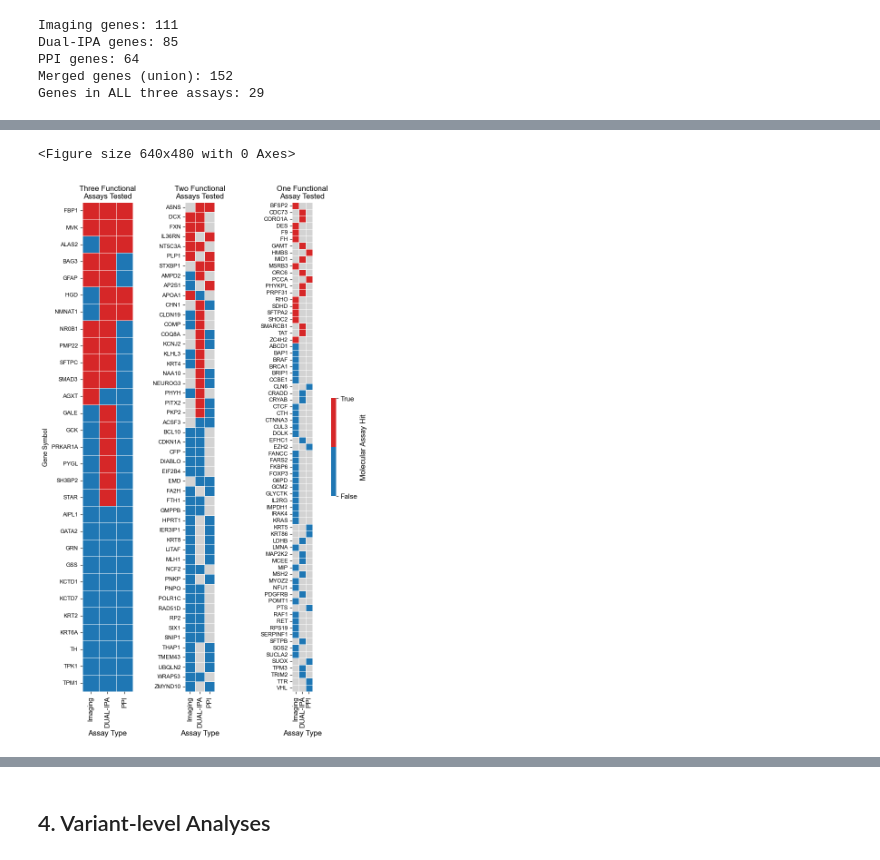
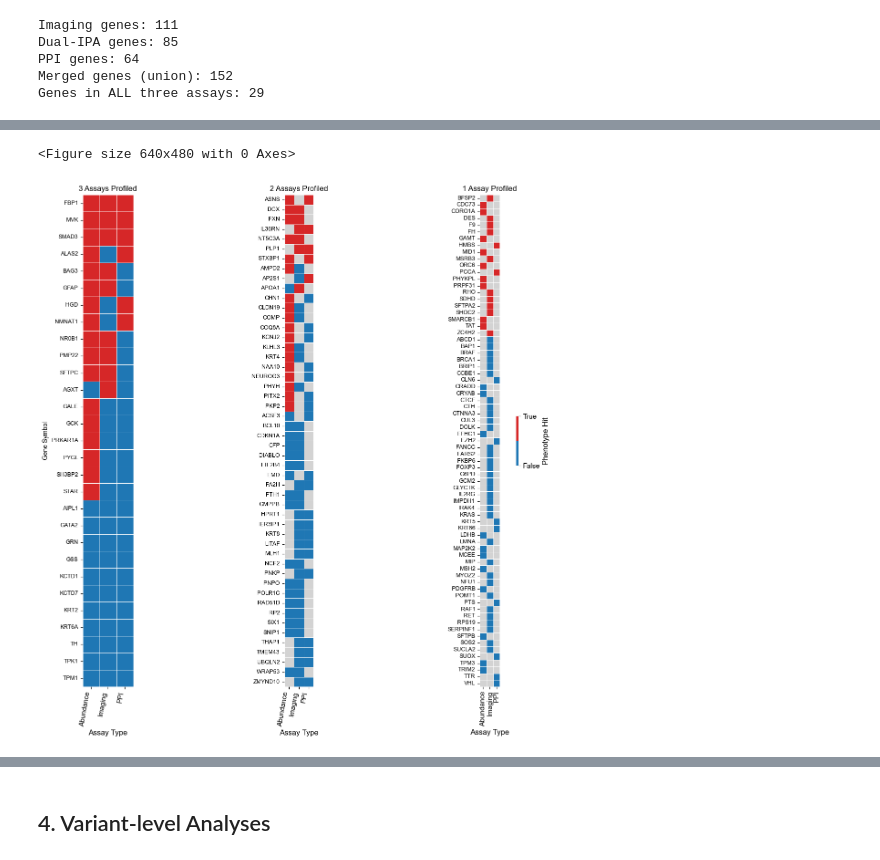
Before and after one commit to broadinstitute/2025_laval_submitted, a Jupyter notebook: 3_integrated_assay_results/2_analysis/0_all_assays_summary.ipynb, the cells around one changed output, grey strips where cells are left out. Saved outputs shown, nothing was run; the diff lists cells and outputs as text; code cells hidden in the pictures.

```diff
--- a/3_integrated_assay_results/2_analysis/0_all_assays_summary.ipynb
+++ b/3_integrated_assay_results/2_analysis/0_all_assays_summary.ipynb
@@ -521,7 +634,8 @@ for i, assay in enumerate(["dualipa_score", "imaging_score", "ppi_score"]):
         palette=palette_dict["clinvar_clnsig_clean"],
         cut=0,
         order=[c for c in clinvar_order_dict["original"] if "Likely" not in c],
-        ax=axes[i]
+        ax=axes[i],
+        legend=False
     )
     # Annotator expects the pairs and corresponding x, hue information
     annotator = Annotator(axes[i],
@@ -541,11 +655,17 @@ for i, assay in enumerate(["dualipa_score", "imaging_score", "ppi_score"]):
     axes[i].grid(alpha=.2, axis="y")
 
 
-axes[0].set_ylabel("DUAL-IPA Z-Score")
+axes[0].set_ylabel("Abundance Z-Score")
 axes[1].set_ylabel("Imaging Phenotype Score")
 axes[2].set_ylabel("PPI Perturbation Score")
 axes[2].set_xlabel("ClinVar Annotation")
-
 plt.subplots_adjust(hspace=0.04)
+# fig.savefig(
+#     "../4_manuscript_figures/assay_phenotyping_score_clinvar.svg",
+#     format='svg',
+#     dpi=300,
+#     bbox_inches='tight',
+#     transparent=True
+# )
 plt.show()
 # %% [output]
@@ -1101,10 +1221,10 @@ Hit rate: 62.069%
 # %%
 plt.clf()
 # Prepare data for heatmap - handle NaN values properly
-heatmap_data = merged_genes_any_path.loc[:,["Passes_Threshold_imaging", "Passes_Threshold_dualipa", "Passes_Threshold"]].rename(
+heatmap_data = merged_genes_any_path.loc[:,["Passes_Threshold_dualipa", "Passes_Threshold_imaging", "Passes_Threshold"]].rename(
     {
+        "Passes_Threshold_dualipa": "Abundance",
         "Passes_Threshold_imaging": "Imaging",
-        "Passes_Threshold_dualipa": "DUAL-IPA",
         "Passes_Threshold": "PPI"
     }, axis=1
 ).copy()
@@ -1126,8 +1246,8 @@ genes_panel3 = merged_genes_any_path[merged_genes_any_path["non_null_count"]==1]
 
 # Use gridspec for better control over spacing
 from matplotlib.gridspec import GridSpec
-fig = plt.figure(figsize=(16, 14))
-gs = GridSpec(1, 3, width_ratios=[1, 1, .67], wspace=-.94)  # Extra width for panel 3 colorbar
+fig = plt.figure(figsize=(20, 14))
+gs = GridSpec(1, 3, width_ratios=[1, 1, .65], wspace=-.7)  # Extra width for panel 3 colorbar
 axes = [fig.add_subplot(gs[0, i]) for i in range(3)]
 
 # Panel 1: First ~50 genes
@@ -1147,8 +1267,9 @@ if len(genes_panel1) > 0:
                 )
     axes[0].set_ylabel('Gene Symbol', fontsize=10)
     axes[0].set_xlabel('Assay Type')
-    axes[0].set_title(f'Three Functional\nAssays Tested')
+    axes[0].set_title(f'3 Assays Profiled')
     axes[0].tick_params(axis='y', labelsize=9)
+    axes[0].set_xticklabels(axes[0].get_xticklabels(), rotation=80, ha="right")
 
 # Panel 2: Next ~50 genes
 if len(genes_panel2) > 0:
@@ -1168,40 +1289,44 @@ if len(genes_panel2) > 0:
                 )
     axes[1].set_ylabel('')
     axes[1].set_xlabel('Assay Type')
-    axes[1].set_title(f'Two Functional\nAssays Tested')
+    axes[1].set_title(f'2 Assays Profiled')
     axes[1].tick_params(axis='y', labelsize=9)
+    axes[1].set_xticklabels(axes[1].get_xticklabels(), rotation=80, ha="right")
 else:
     axes[1].set_visible(False)
 
 # Panel 3: Remaining genes
 if len(genes_panel3) > 0:
     panel3_data = heatmap_data_filled.loc[genes_panel3,]
     panel3_mask = mask.loc[genes_panel3,]
 
     sns.heatmap(panel3_data,
                 mask=panel3_mask,
                 cmap=custom_cmap,
                 square=True,
-                cbar_kws={'ticks': [0, 1], 'label': 'Molecular Assay Hit', 'shrink': 0.2, 'format': FixedFormatter(['False', 'True'])},
+                # cbar=False,
+                cbar_kws={'ticks': [0, 1], 'label': 'Phenotype Hit', 'shrink': 0.1, 'format':
+                FixedFormatter(['False', 'True'])},
                 linewidths=0.5,
                 linecolor='white',
                 ax=axes[2],
                 yticklabels=True,
                 vmin=0, vmax=1
                 )
     axes[2].set_ylabel('')
     axes[2].set_xlabel('Assay Type')
-    axes[2].set_title(f'One Functional\nAssay Tested')
+    axes[2].set_title(f'1 Assay Profiled')
     axes[2].tick_params(axis='y', labelsize=9)
+    axes[2].set_xticklabels(axes[2].get_xticklabels(), rotation=90, ha="center")
 else:
     axes[2].set_visible(False)
 
 # plt.suptitle('Gene Performance Across Assays (Sorted by Total Passes)\n(Red=Pass, Blue=Fail, Grey=No Data)', y=0.95)
 plt.show()
 # merged_genes
 # %% [output]
 <Figure size 640x480 with 0 Axes>
-[figure, old version]
+[figure, new version]
 # %%
 # Create pie chart for ClinVar annotation categories
 merged_genes_any_path_pl = pl.DataFrame(merged_genes_any_path).with_columns(
```
Also changed, not shown: parts of 18 cells of this notebook, 9 other files.
